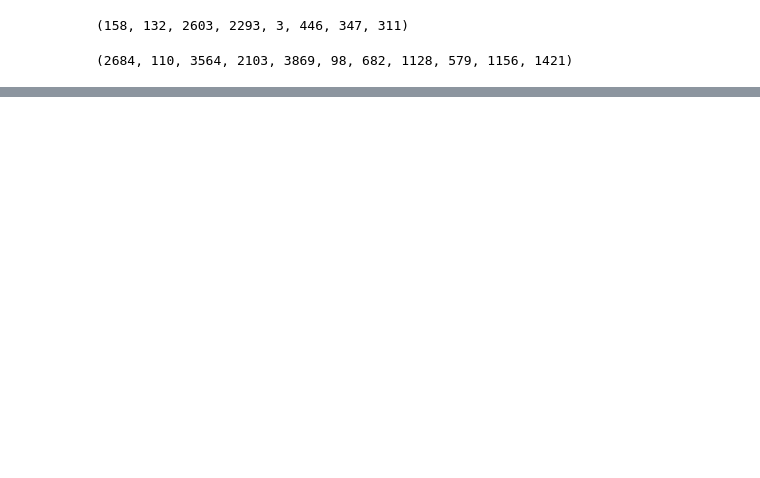
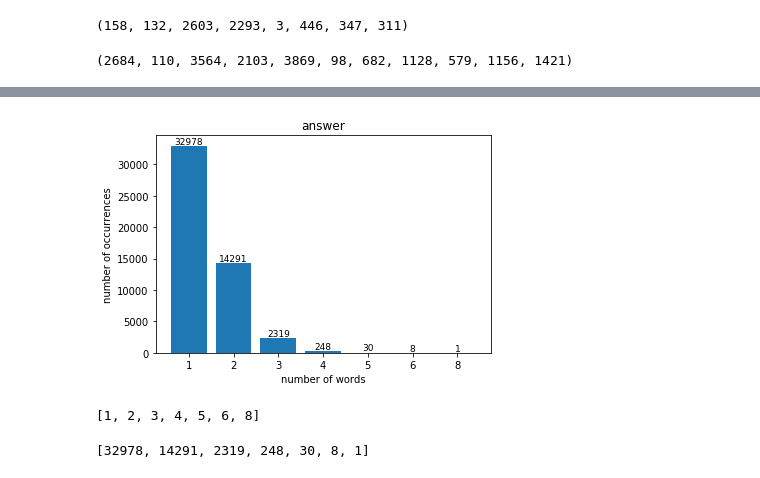
Before and after one commit to Sunnyhoster/TianChi, a Jupyter notebook: getFrequency.ipynb, the cells around one changed output, grey strips where cells are left out. Drawn from its saved outputs; the diff is of its cells as text; code cells hidden in the pictures; blank space fills up the shorter version.

```diff
--- a/getFrequency.ipynb
+++ b/getFrequency.ipynb
@@ -146,5 +118,5 @@ where is magnet 1
 # %%
-num_word_dict={}
+num_word_dict_answer={}
 for answer,times in frequency_answer.items():
     #print(answer)
     num_word=0
@@ -155,8 +127,8 @@ for answer,times in frequency_answer.items():
 #     frequency_answer[answer].append(num_word)
     if num_word==5:
         print(answer,times)
-    if num_word not in num_word_dict:
-        num_word_dict[num_word]=times
+    if num_word not in num_word_dict_answer:
+        num_word_dict_answer[num_word]=times
     else:
-        num_word_dict[num_word]+=times
+        num_word_dict_answer[num_word]+=times
 # %% [output]
@@ -329,0 +419,3 @@ have_what,have_how,have_is,have_on,have_in,have_many,have_where,have_color,have_
+# %%
+num_word_dict_answer_sort=sorted(num_word_dict_answer.items(),key=lambda e:e[1],reverse=True)
+num_word_dict_sort=sorted(num_word_dict_question.items(),key=lambda e:e[1],reverse=True)
@@ -329,0 +468,20 @@ have_what,have_how,have_is,have_on,have_in,have_many,have_where,have_color,have_
+# %%
+name=[x[0] for x in num_word_dict_answer_sort]
+num=[x[1] for x in num_word_dict_answer_sort]
+plt.title('answer')
+plt.bar(range(len(name)), num,tick_label=name)
+plt.xlabel('number of words')
+plt.ylabel('number of occurrences')
+for a,b in enumerate(num):
+    plt.text(a, b, '%.0f' % b, ha='center', va= 'bottom',fontsize=9)
+plt.show()
+# %% [output]
+[figure, added]
+# %%
+name
+# %% [output]
+[1, 2, 3, 4, 5, 6, 8]
+# %%
+num
+# %% [output]
+[32978, 14291, 2319, 248, 30, 8, 1]
```
Also changed, not shown: parts of 26 cells of this notebook, 11 other files.
